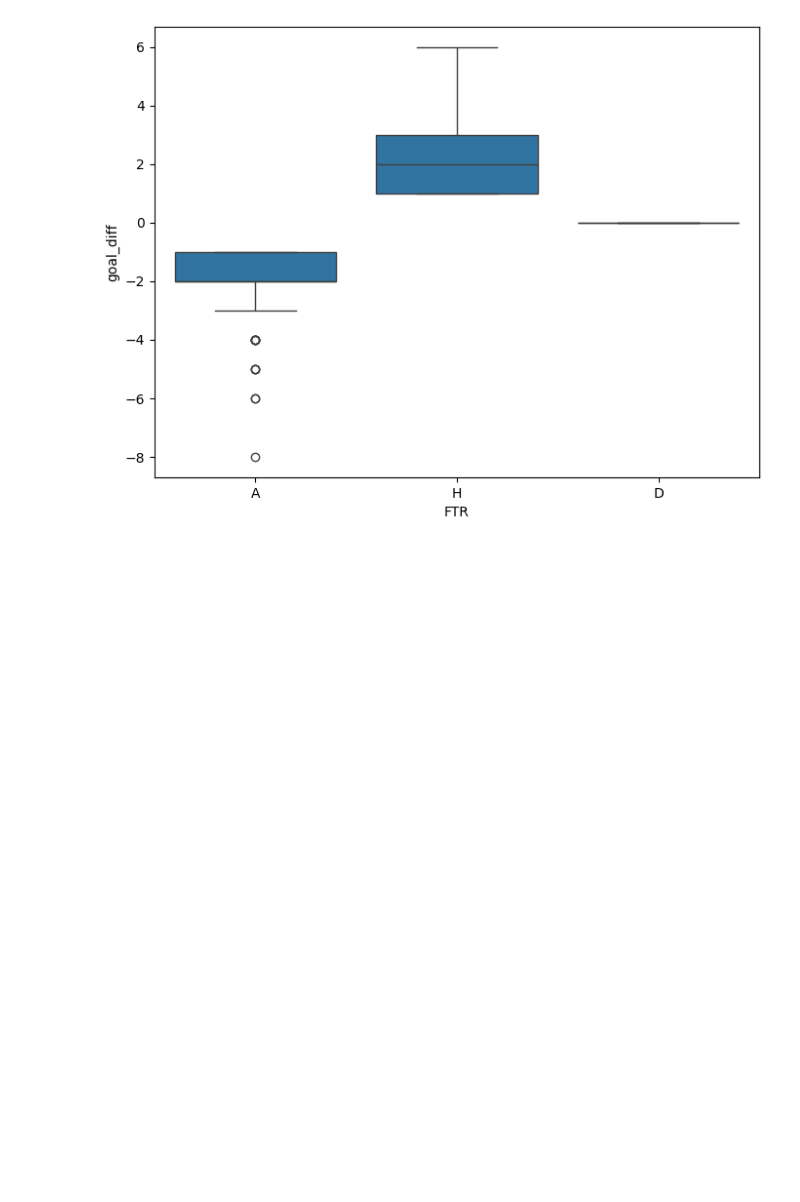
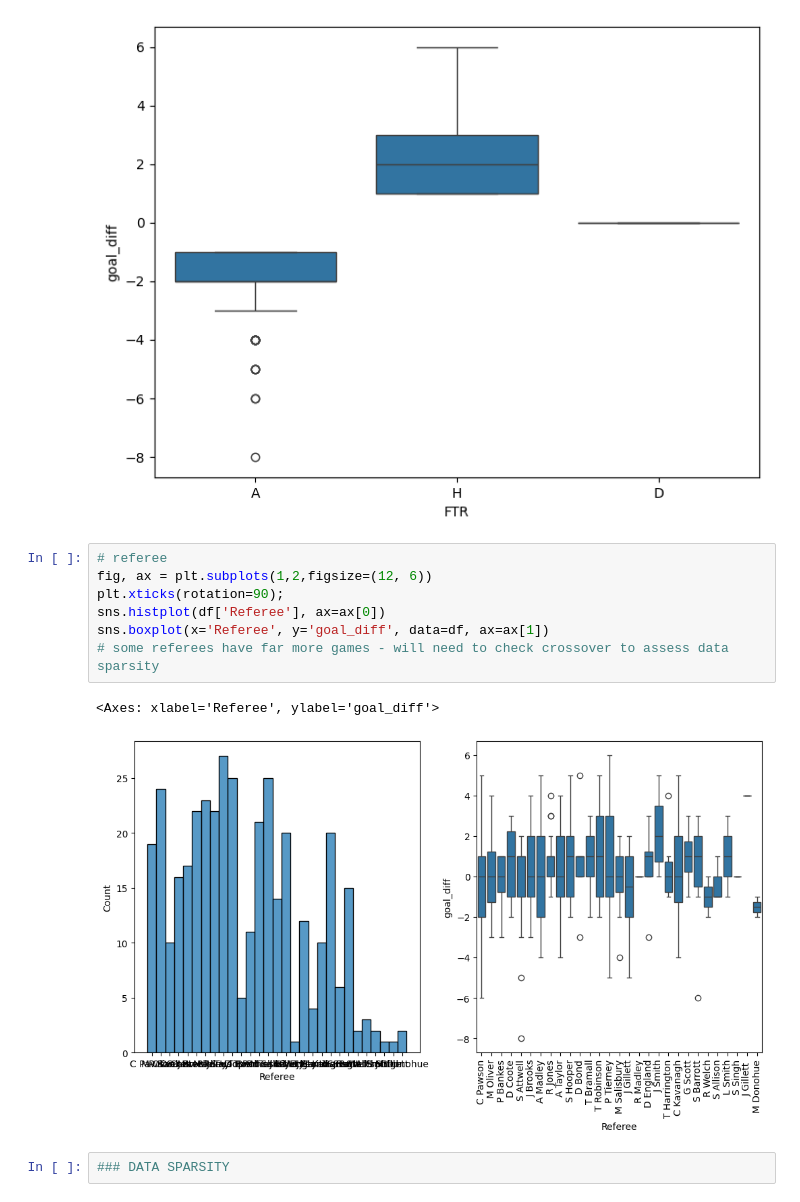
Before and after one commit to alexc3244/GAMM-Football, a Jupyter notebook: EDA/EDA.ipynb, the cells around one changed output. Cells and saved outputs as stored; diff of their text form; blank space fills up the shorter version.

```diff
--- a/EDA/EDA.ipynb
+++ b/EDA/EDA.ipynb
@@ -194,3 +220,15 @@ sns.boxplot(y='goal_diff', x='FTR', data=df)
 <Axes: xlabel='FTR', ylabel='goal_diff'>
 [figure]
 [figure]
+# %%
+# referee
+fig, ax = plt.subplots(1,2,figsize=(12, 6))
+plt.xticks(rotation=90);
+sns.histplot(df['Referee'], ax=ax[0])
+sns.boxplot(x='Referee', y='goal_diff', data=df, ax=ax[1])
+# some referees have far more games - will need to check crossover to assess data sparsity
+# %% [output]
+<Axes: xlabel='Referee', ylabel='goal_diff'>
+[figure, added]
+# %%
+### DATA SPARSITY
```
Also changed, not shown: parts of 5 cells of this notebook, 1 other file.
